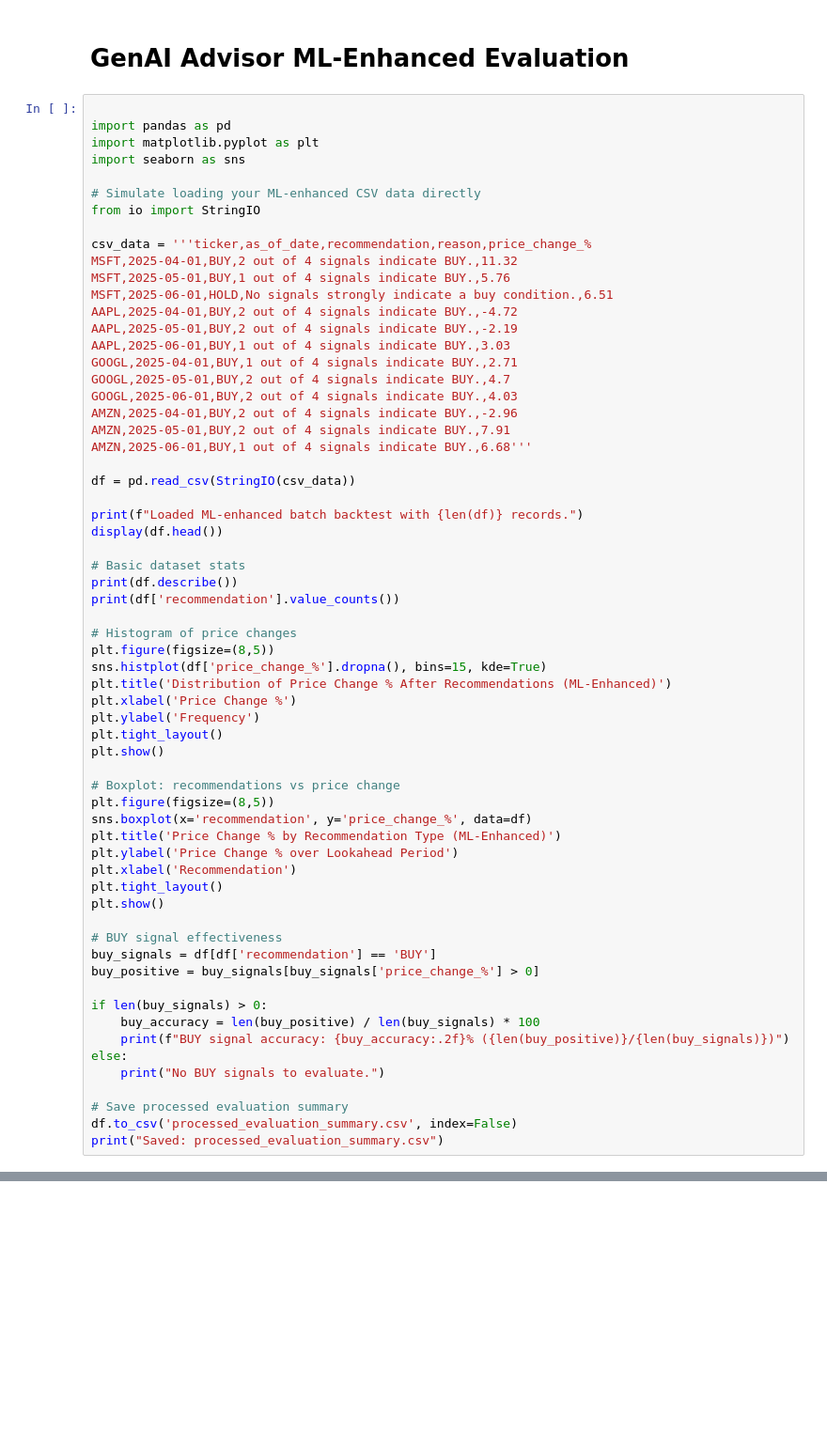
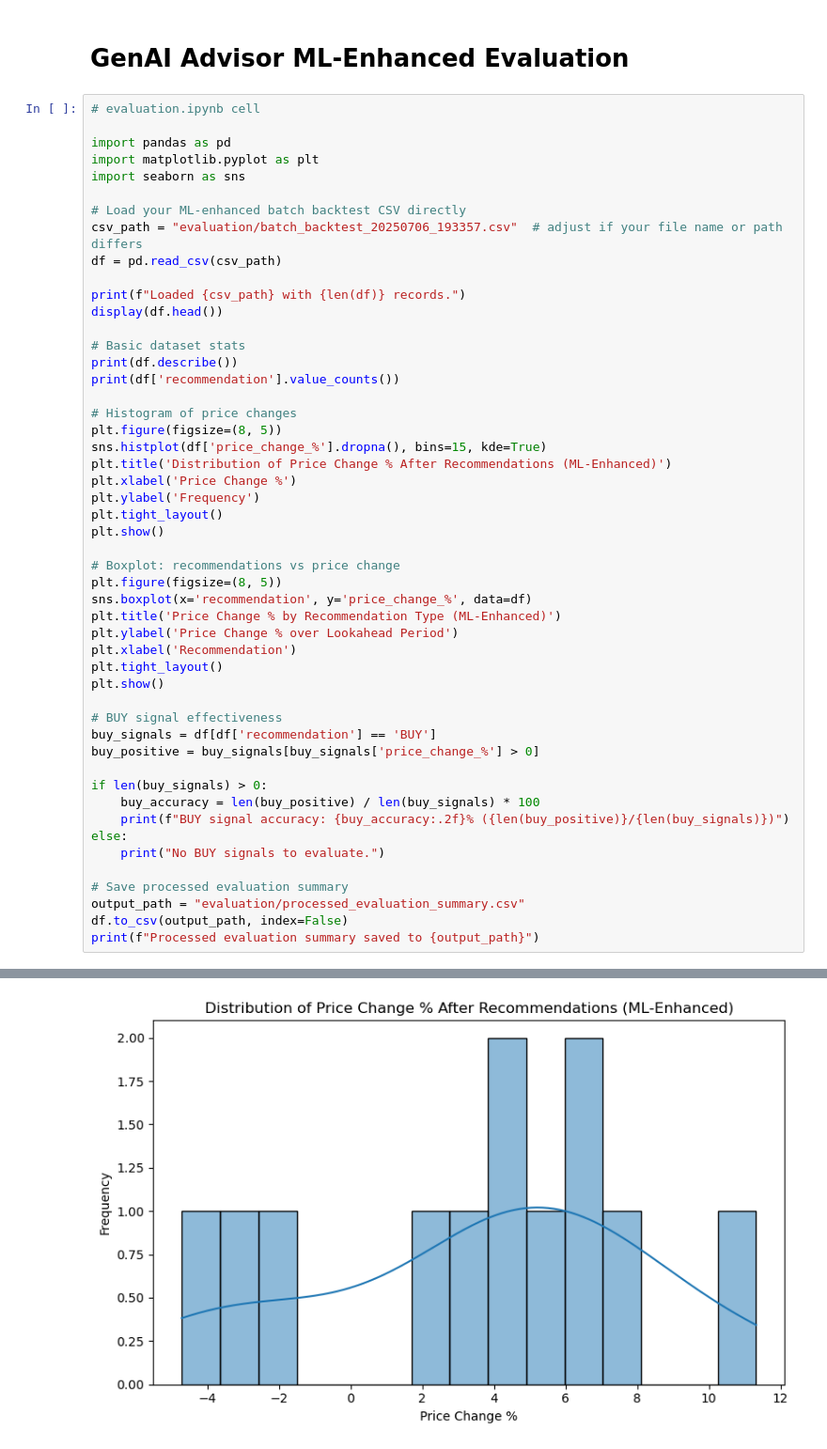
Before and after one commit to andreasmallios/genaiadvisor, a Jupyter notebook: code/evaluation_ml_enhanced.ipynb, the cells around one changed output, grey strips where cells are left out. Shown at 94% size. Cells and saved outputs as stored; diff of their text form; blank space fills up the shorter version.

```diff
--- a/code/evaluation_ml_enhanced.ipynb
+++ b/code/evaluation_ml_enhanced.ipynb
@@ -1,31 +1,17 @@
 # %% [markdown]
 # GenAI Advisor ML-Enhanced Evaluation
 # %%
+# evaluation.ipynb cell
 
 import pandas as pd
 import matplotlib.pyplot as plt
 import seaborn as sns
 
-# Simulate loading your ML-enhanced CSV data directly
-from io import StringIO
+# Load your ML-enhanced batch backtest CSV directly
+csv_path = "evaluation/batch_backtest_20250706_193357.csv"  # adjust if your file name or path differs
+df = pd.read_csv(csv_path)
 
-csv_data = '''ticker,as_of_date,recommendation,reason,price_change_%
-MSFT,2025-04-01,BUY,2 out of 4 signals indicate BUY.,11.32
-MSFT,2025-05-01,BUY,1 out of 4 signals indicate BUY.,5.76
-MSFT,2025-06-01,HOLD,No signals strongly indicate a buy condition.,6.51
-AAPL,2025-04-01,BUY,2 out of 4 signals indicate BUY.,-4.72
-AAPL,2025-05-01,BUY,2 out of 4 signals indicate BUY.,-2.19
-AAPL,2025-06-01,BUY,1 out of 4 signals indicate BUY.,3.03
-GOOGL,2025-04-01,BUY,1 out of 4 signals indicate BUY.,2.71
-GOOGL,2025-05-01,BUY,2 out of 4 signals indicate BUY.,4.7
-GOOGL,2025-06-01,BUY,2 out of 4 signals indicate BUY.,4.03
-AMZN,2025-04-01,BUY,2 out of 4 signals indicate BUY.,-2.96
-AMZN,2025-05-01,BUY,2 out of 4 signals indicate BUY.,7.91
-AMZN,2025-06-01,BUY,1 out of 4 signals indicate BUY.,6.68'''
-
-df = pd.read_csv(StringIO(csv_data))
-
-print(f"Loaded ML-enhanced batch backtest with {len(df)} records.")
+print(f"Loaded {csv_path} with {len(df)} records.")
 display(df.head())
 
 # Basic dataset stats
@@ -33,7 +19,7 @@ print(df.describe())
 print(df['recommendation'].value_counts())
 
 # Histogram of price changes
-plt.figure(figsize=(8,5))
+plt.figure(figsize=(8, 5))
 sns.histplot(df['price_change_%'].dropna(), bins=15, kde=True)
 plt.title('Distribution of Price Change % After Recommendations (ML-Enhanced)')
 plt.xlabel('Price Change %')
@@ -42,7 +28,7 @@ plt.tight_layout()
 plt.show()
 
 # Boxplot: recommendations vs price change
-plt.figure(figsize=(8,5))
+plt.figure(figsize=(8, 5))
 sns.boxplot(x='recommendation', y='price_change_%', data=df)
 plt.title('Price Change % by Recommendation Type (ML-Enhanced)')
 plt.ylabel('Price Change % over Lookahead Period')
@@ -61,5 +47,7 @@ else:
     print("No BUY signals to evaluate.")
 
 # Save processed evaluation summary
-df.to_csv('processed_evaluation_summary.csv', index=False)
-print("Saved: processed_evaluation_summary.csv")
+output_path = "evaluation/processed_evaluation_summary.csv"
+df.to_csv(output_path, index=False)
+print(f"Processed evaluation summary saved to {output_path}")
+# %% [output]
@@ -65,0 +74 @@ print("Saved: processed_evaluation_summary.csv")
+[figure, added]
```
Also changed, not shown: parts of 1 cell of this notebook, 9 other files.
